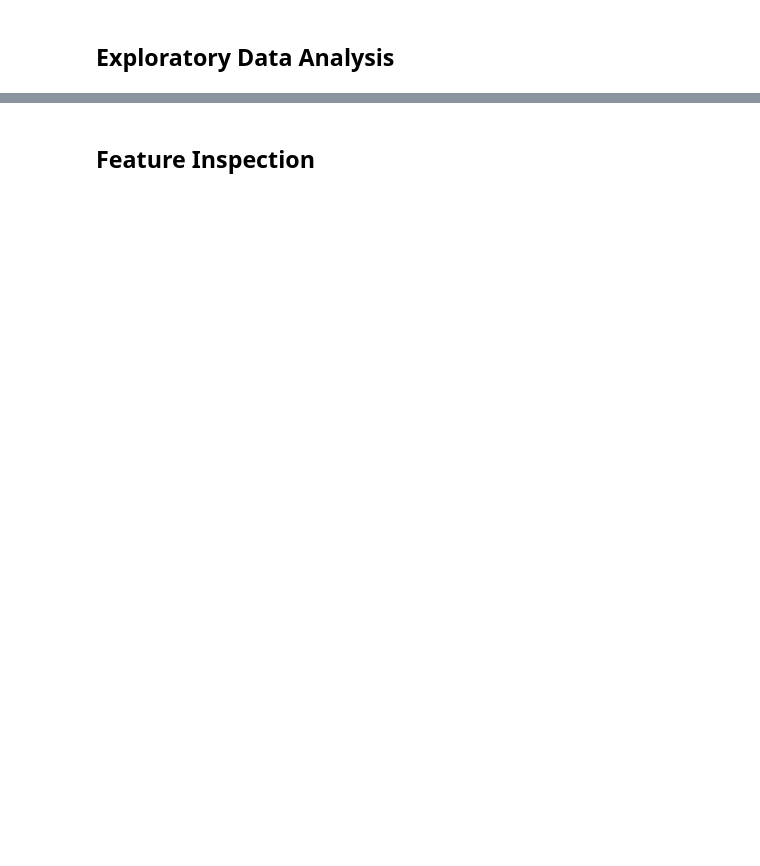
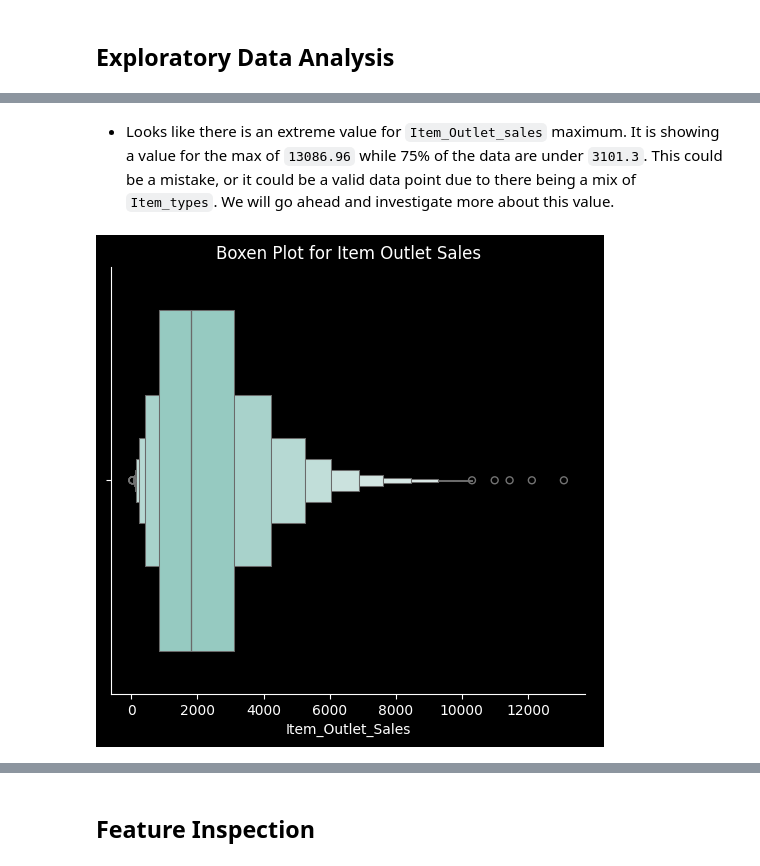
Before and after one commit to QustaB/Prediction_of_Production_Sales, a Jupyter notebook: Prediction_of_Production_Sales.ipynb, the cells around one changed output, grey strips where cells are left out. Cells and saved outputs as stored; diff of their text form; code cells hidden in the pictures; blank space fills up the shorter version.

```diff
--- a/Prediction_of_Production_Sales.ipynb
+++ b/Prediction_of_Production_Sales.ipynb
@@ -425,0 +418,3 @@ df.describe()
+# %%
+num_cols = df.select_dtypes('number').columns
+num_cols
@@ -425,0 +437,9 @@ df.describe()
+# %% [markdown]
+- Looks like there is an extreme value for `Item_Outlet_sales` maximum. It is showing a value for the max of `13086.96` while 75% of the data are under `3101.3`. This could be a mistake, or it could be a valid data point due to there being a mix of `Item_types`. We will go ahead and investigate more about this value.
+# %%
+
+g = sns.catplot(data=df[num_cols],kind='boxen',x='Item_Outlet_Sales')
+g.ax.set_title('Boxen Plot for Item Outlet Sales');
+#g.ax.set_xticklabels(ax.get_xticklabels(),rotation=45,ha='right');
+# %% [output]
+[figure, added]
```
Also changed, not shown: parts of 15 cells of this notebook.
